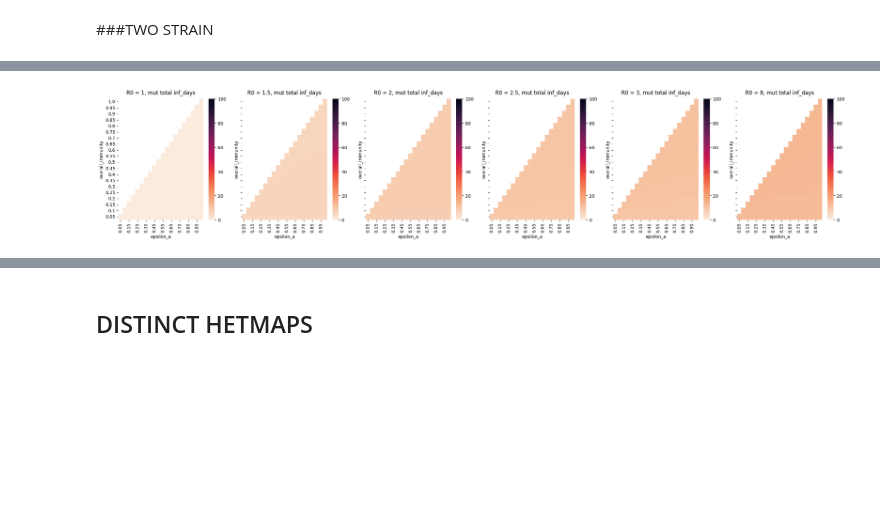
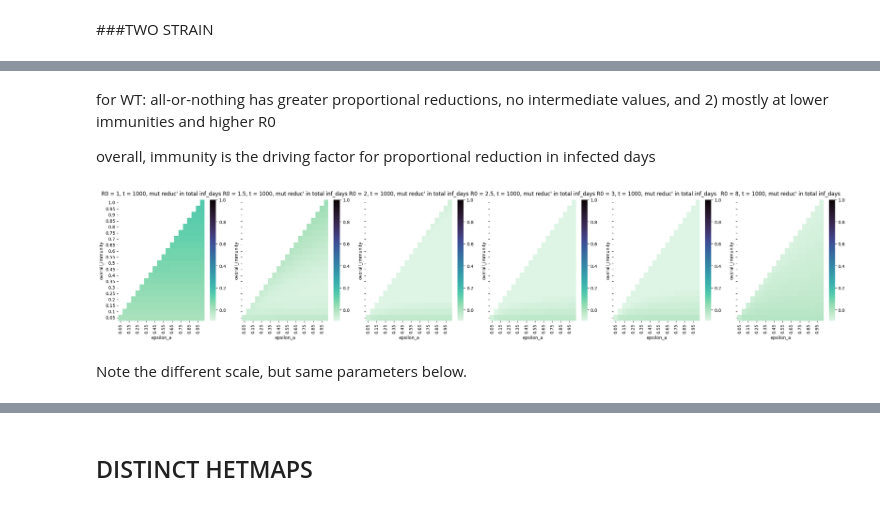
Before and after one commit to condusinew/vaccine_failure_escape, a Jupyter notebook: SIR_mode_natimm.ipynb, the cells around one changed output, grey strips where cells are left out. Saved outputs shown, nothing was run; the diff lists cells and outputs as text; code cells hidden in the pictures; blank space fills up the shorter version.

```diff
--- a/SIR_mode_natimm.ipynb
+++ b/SIR_mode_natimm.ipynb
@@ -1498,7 +1755,7 @@ fig, axes = plt.subplots(1, len(Rnaughts), figsize=(4*len(Rnaughts), 5), sharex=
 for i, r0 in enumerate(Rnaughts):
     ax = axes[i]
     sns.heatmap(heatmaps_totalW[i], cmap="rocket_r", vmin=0,vmax = 100, ax=ax)
-    ax.set_title(f"R0 = {r0}, WT total inf_days", fontsize=12, pad=10)
+    ax.set_title(f"R0 = {r0}, WT total inf_days for {t} days", fontsize=12, pad=10)
     ax.invert_yaxis()
 
 plt.tight_layout()
@@ -1507,0 +1765,24 @@ plt.show()
+# %%
+#total days mutant
+fig, axes = plt.subplots(1, len(Rnaughts), figsize=(4*len(Rnaughts), 5), sharex=True, sharey=True)
+
+for i, r0 in enumerate(Rnaughts):
+    ax = axes[i]
+    sns.heatmap(heatmaps_totalM[i], cmap="rocket_r", vmin = 0, vmax = 100, ax=ax)
+    ax.set_title(f"R0 = {r0}, mut total inf_days out of {t} days", fontsize=12, pad=10)
+    ax.invert_yaxis()
+
+plt.tight_layout()
+plt.show()
+
+#total days mutant
+fig, axes = plt.subplots(1, len(Rnaughts), figsize=(4*len(Rnaughts), 5), sharex=True, sharey=True)
+
+for i, r0 in enumerate(Rnaughts):
+    ax = axes[i]
+    sns.heatmap(heatmaps_totalM[i], cmap="rocket_r", vmin = 0, vmax = 10, ax=ax)
+    ax.set_title(f"R0 = {r0}, mut total inf_days out of {t} days", fontsize=12, pad=10)
+    ax.invert_yaxis()
+
+plt.tight_layout()
+plt.show()
@@ -1507,0 +1792,12 @@ plt.show()
+# %%
+#WT reductions
+fig, axes = plt.subplots(1, len(Rnaughts), figsize=(4*len(Rnaughts), 5), sharex=True, sharey=True)
+
+for i, r0 in enumerate(Rnaughts):
+    ax = axes[i]
+    sns.heatmap(heatmaps_W[i], cmap="mako_r", vmin=-0.1, vmax=1, ax=ax)
+    ax.set_title(f"R0 = {r0}, t = {t}, WT reduc's in total inf_days", fontsize=12, pad=10)
+    ax.invert_yaxis()
+
+plt.tight_layout()
+plt.show()
@@ -1508,14 +1806,20 @@ plt.show()
+# %% [markdown]
+for WT: all-or-nothing has greater proportional reductions, no intermediate values, and 2) mostly at lower immunities and higher R0
+
+overall, immunity is the driving factor for proportional reduction in infected days
 # %%
-#total days mutant
+#MUTANT reductions
 fig, axes = plt.subplots(1, len(Rnaughts), figsize=(4*len(Rnaughts), 5), sharex=True, sharey=True)
 
 for i, r0 in enumerate(Rnaughts):
     ax = axes[i]
-    sns.heatmap(heatmaps_totalM[i], cmap="rocket_r", vmin = 0, vmax = 100, ax=ax)
-    ax.set_title(f"R0 = {r0}, mut total inf_days", fontsize=12, pad=10)
+    sns.heatmap(heatmaps_M[i], cmap="mako_r", vmin=-0.1, vmax=1, ax=ax)
+    ax.set_title(f"R0 = {r0}, t = {t}, mut reduc' in total inf_days", fontsize=12, pad=10)
     ax.invert_yaxis()
 
 plt.tight_layout()
 plt.show()
 # %% [output]
-[figure, old version]
+[figure, new version]
+# %% [markdown]
+Note the different scale, but same parameters below.
```
Also changed, not shown: parts of 67 cells of this notebook.
